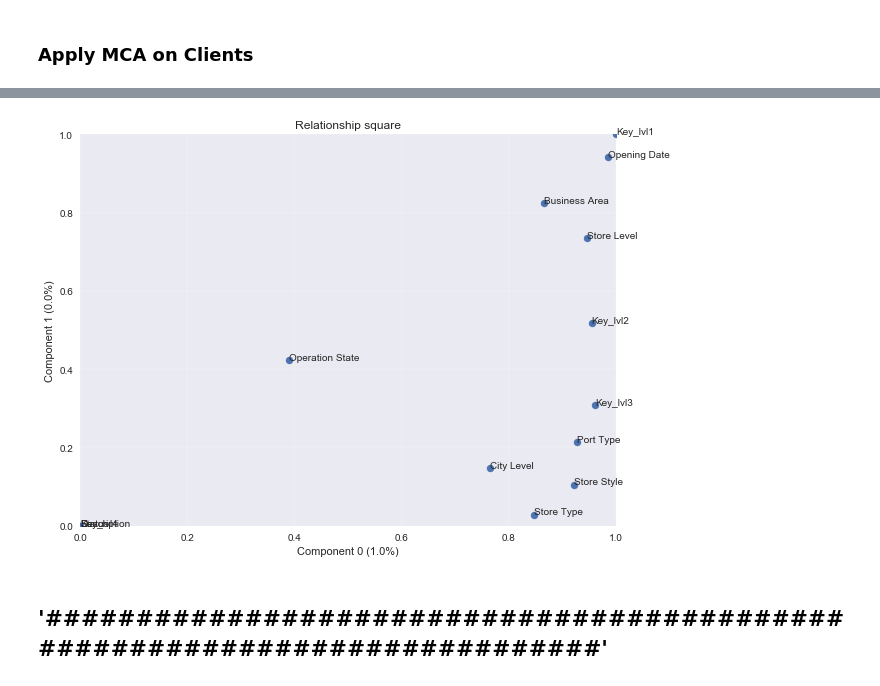
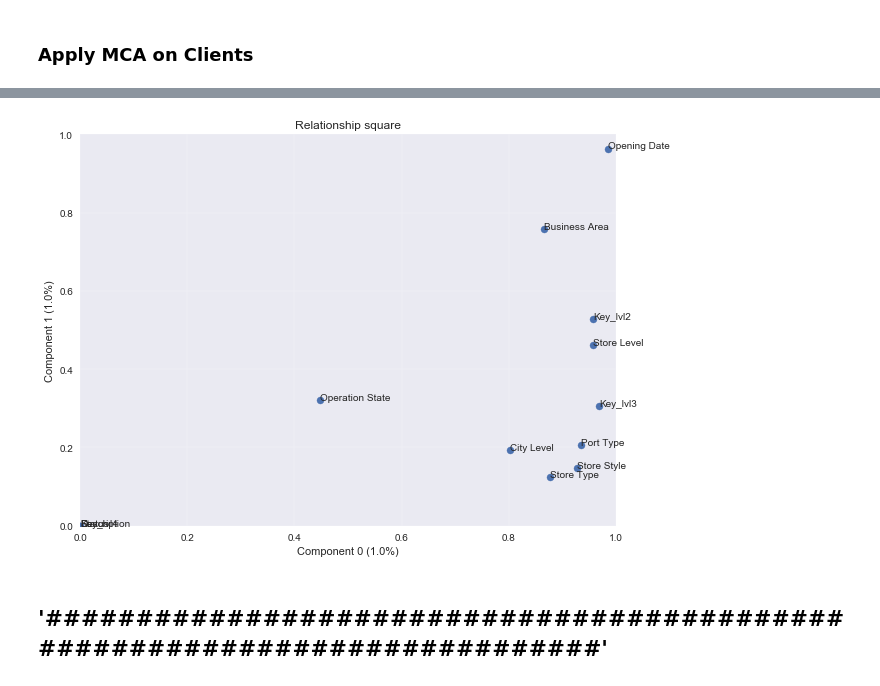
Before and after one commit to imad24/pc_clustering, a Jupyter notebook: notebooks/Cerf7/0.4-imad-cluster-analysis.ipynb, the cells around one changed output, grey strips where cells are left out. Saved outputs shown, nothing was run; the diff lists cells and outputs as text; code cells hidden in the pictures.

```diff
--- a/notebooks/Cerf7/0.4-imad-cluster-analysis.ipynb
+++ b/notebooks/Cerf7/0.4-imad-cluster-analysis.ipynb
@@ -162,2 +184,4 @@ plt.show()
 # %% [markdown]
 ### Apply MCA on Clients
+# %%
+client_df = prp.load_file("client",index = "Key_lvl1")
@@ -164,11 +198,9 @@ plt.show()
 # %%
-import prince
+
 features_df = client_df.astype(str).fillna("NA")
-mca = prince.MCA(features_df)
-mca.plot_relationship_square()
-plt.show()
+va.mca_plot(features_df)
 # %% [output]
-[figure, old version]
+[figure, new version]
 # %% [markdown]
 ## '###########################################################################'
 # %% [markdown]
```
Also changed, not shown: parts of 10 cells of this notebook, 18 other files.
